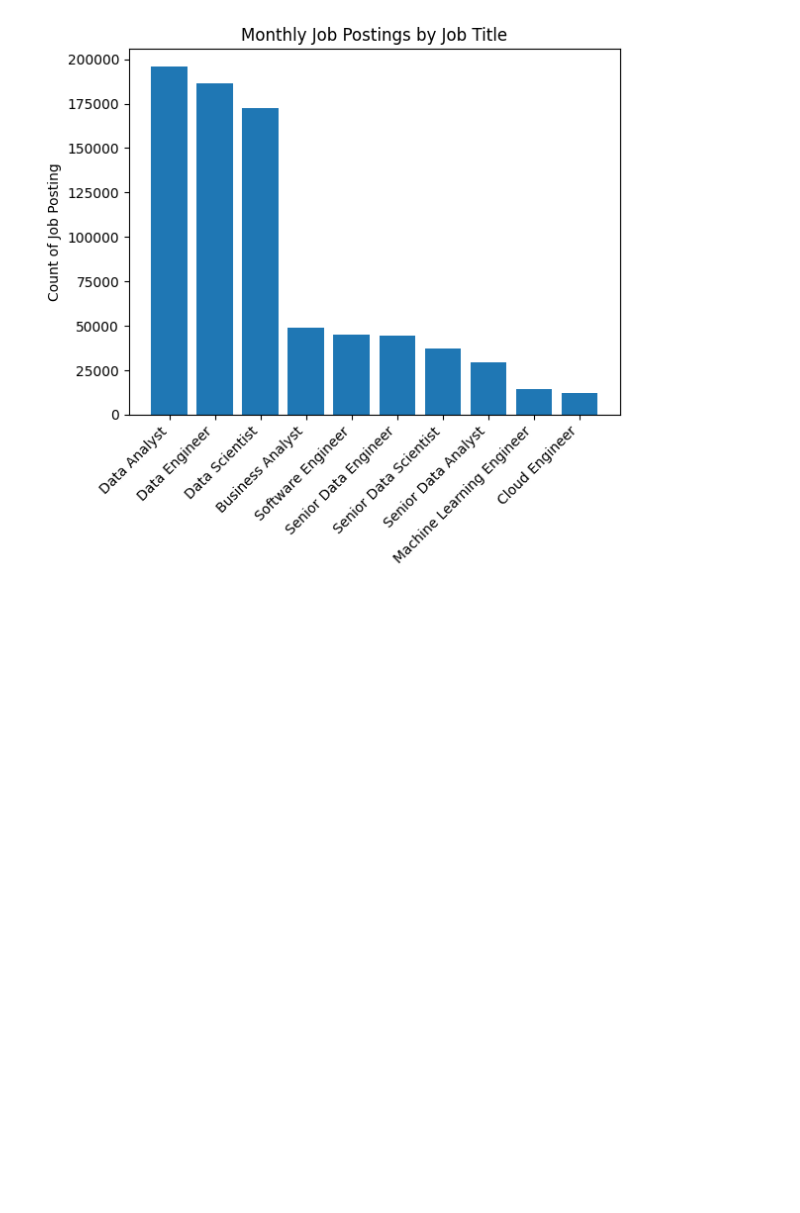
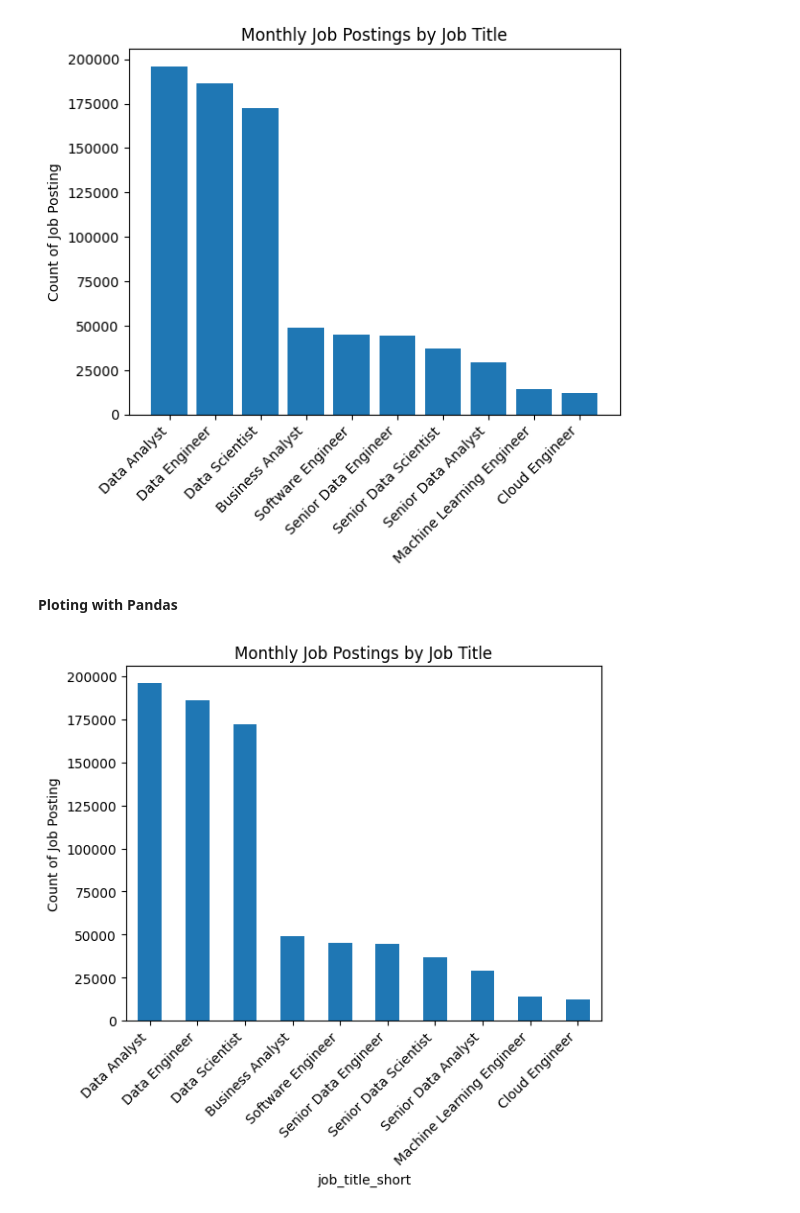
Before and after one commit to okiromosh/Learning-Python-Data, a Jupyter notebook: Python_Matplotlib.ipynb, the cells around one changed output. Saved outputs shown, nothing was run; the diff lists cells and outputs as text; code cells hidden in the pictures; blank space fills up the shorter version.

```diff
--- a/Python_Matplotlib.ipynb
+++ b/Python_Matplotlib.ipynb
@@ -95,3 +98,13 @@ plt.xticks(rotation=45, ha='right')
 plt.show()
 # %% [output]
 [figure]
+# %% [markdown]
+**Ploting with Pandas**
+# %%
+job_counts.plot(kind='bar')
+plt.title('Monthly Job Postings by Job Title')
+plt.ylabel('Count of Job Posting')
+plt.xticks(rotation=45, ha='right')
+plt.show()
+# %% [output]
+[figure, added]
```
Also changed, not shown: parts of 7 cells of this notebook.
